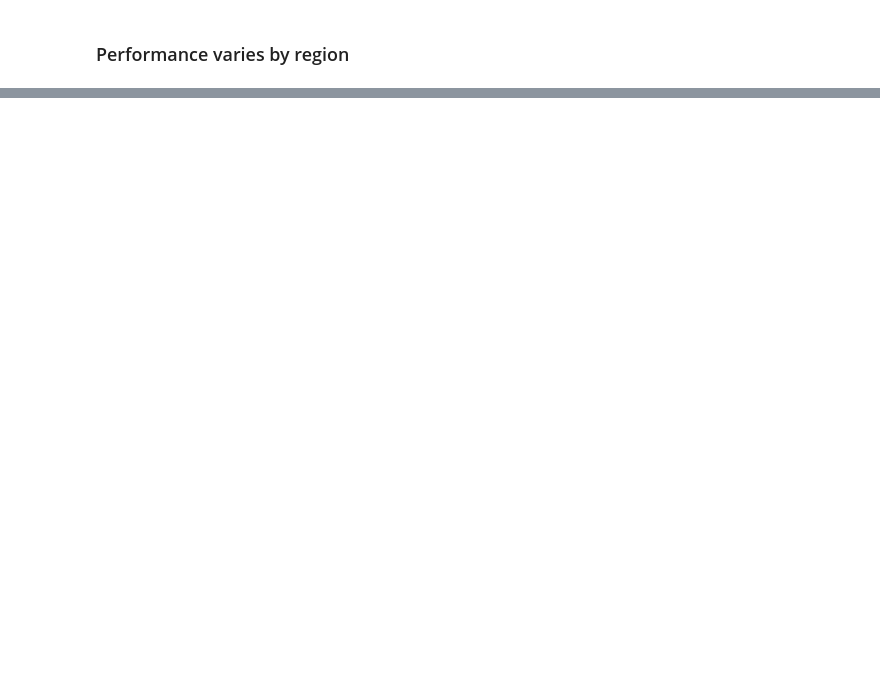
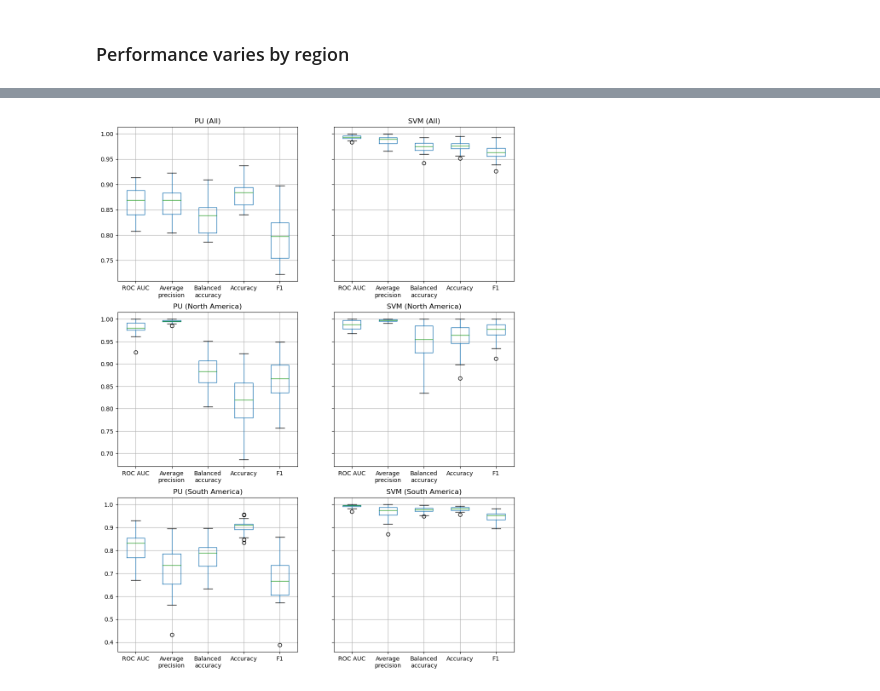
Before and after one commit to cpalfonso/stellar-data-mining, a Jupyter notebook: 01b-cross_validation.ipynb, the cells around one changed output, grey strips where cells are left out. Drawn from its saved outputs; the diff is of its cells as text; code cells hidden in the pictures; blank space fills up the shorter version.

```diff
--- a/01b-cross_validation.ipynb
+++ b/01b-cross_validation.ipynb
@@ -281 +351,33 @@ for i, region in enumerate(regions):
+# %%
+regions = ("All", "NAm", "SAm")
+region_format = {
+    "NAm": "North America",
+    "SAm": "South America",
+}
+metric_format = {
+    "roc_auc": "ROC AUC",
+    "average_precision": "Average\nprecision",
+    "balanced_accuracy": "Balanced\naccuracy",
+    "accuracy": "Accuracy",
+    "f1": "F1",
+}
+fig, axs = plt.subplots(3, 2, figsize=(12, 16), sharey="row")
+for i, region in enumerate(regions):
+    results_region = results_combined[results_combined["region"] == region]
+    for j, (method, results_method) in enumerate(
+        results_region.groupby("method")
+    ):
+        ax = axs[i, j]
+        results_method = results_method.drop(columns=drop, errors="ignore")
+        results_method.boxplot(ax=axs[i, j], rot=0)
+        title = f"{method} ({region_format.get(region, region)})"
+        ax.set_title(title)
+        ax.set_xticklabels(
+            [
+                metric_format.get(i.get_text(), i.get_text())
+                for i in ax.get_xticklabels()
+            ]
+        )
+# %% [output]
+[figure, added]
 # %% [markdown]
```
Also changed, not shown: parts of 12 cells of this notebook, 9 other files.
